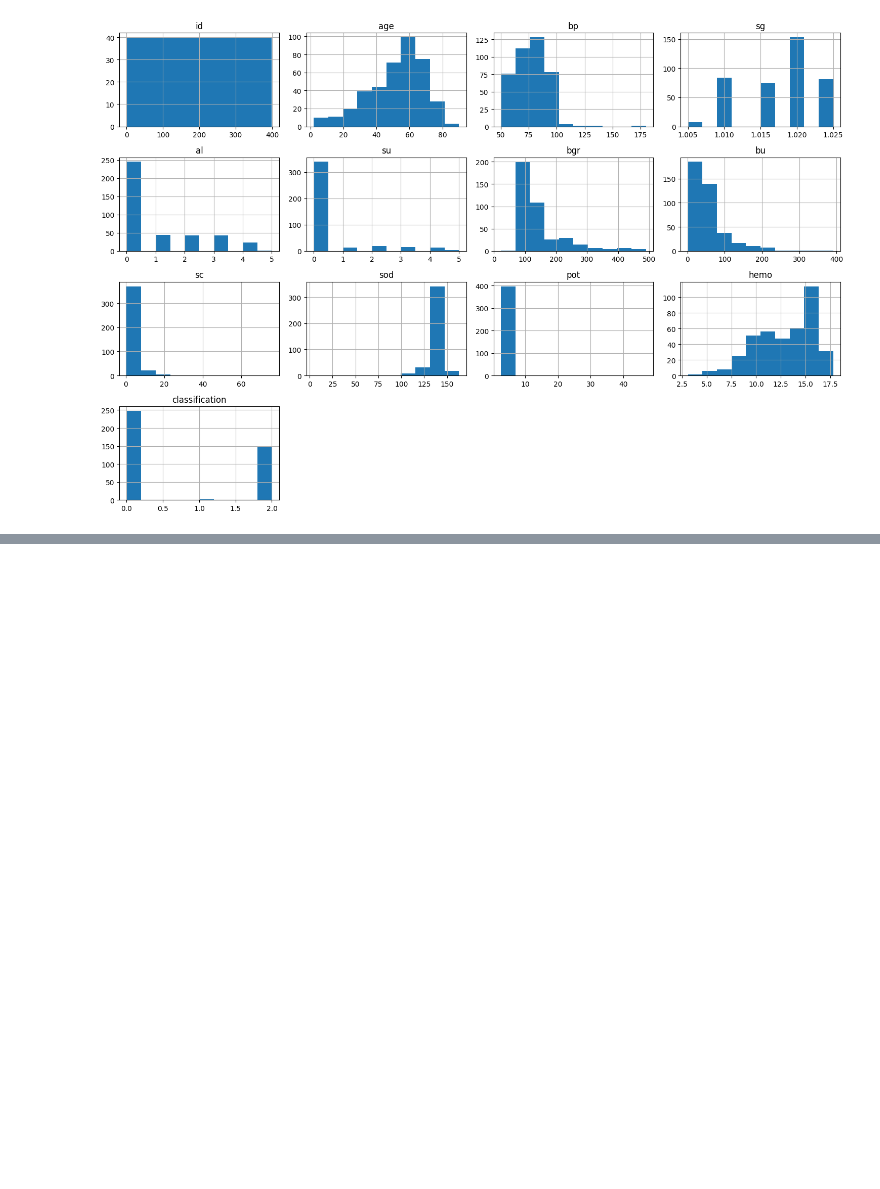
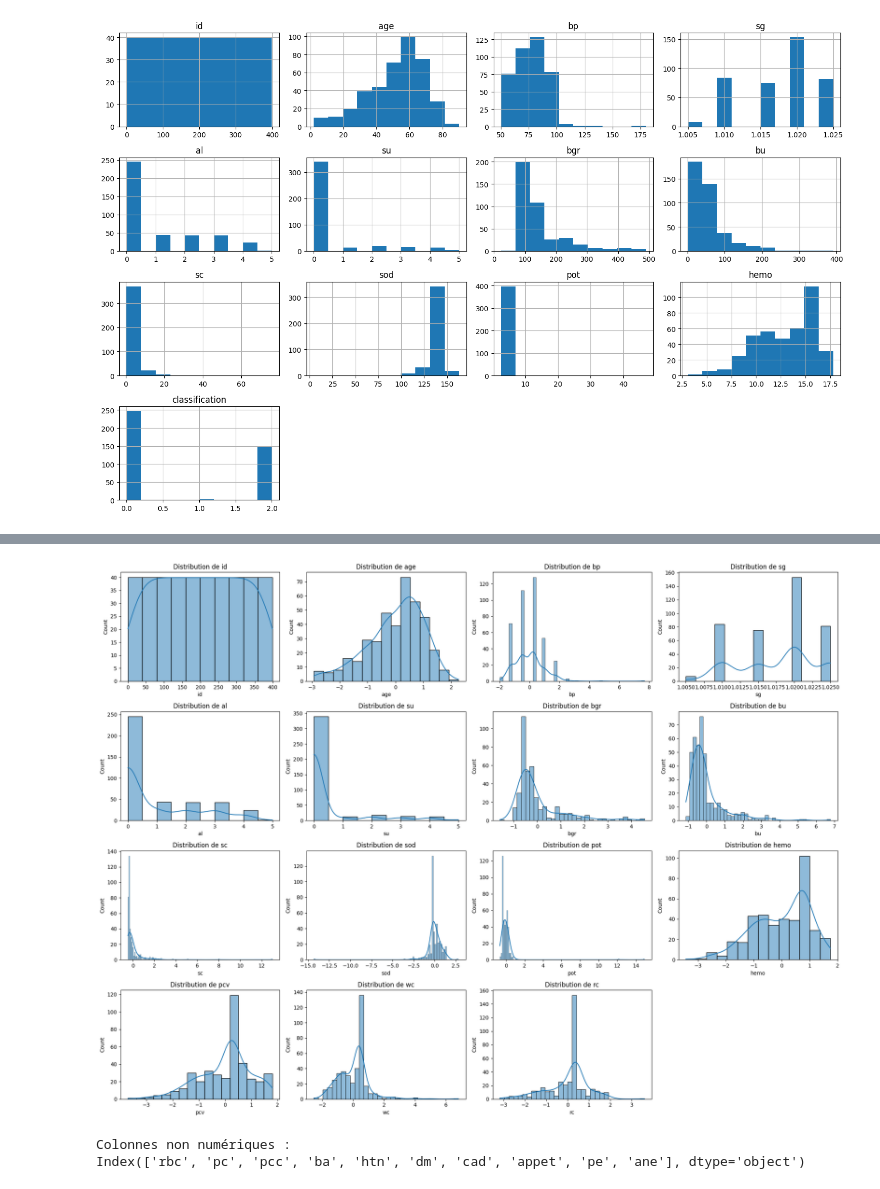
Before and after one commit to mouadboufenzi/Detection_de_maladie_renale_DS50, a Jupyter notebook: notebooks/exploration.ipynb, the cells around one changed output, grey strips where cells are left out. Drawn from its saved outputs; the diff is of its cells as text; code cells hidden in the pictures; blank space fills up the shorter version.

```diff
--- a/notebooks/exploration.ipynb
+++ b/notebooks/exploration.ipynb
@@ -102,0 +223,24 @@ on enchaine comme ca...
+# %%
+#Distribution des variables numériques
+# Variables numériques
+num_columns = df.select_dtypes(include=['float64', 'int64']).columns
+
+# Affichage des graphiques
+plt.figure(figsize=(20, 15))
+for i, column in enumerate(num_columns, 1):
+    plt.subplot(4, 4, i)
+    sns.histplot(df[column], kde=True)
+    plt.title(f'Distribution de {column}')
+plt.tight_layout()
+plt.show()
+# %% [output]
+[figure, added]
+# %%
+# Analyse de la corrélation entre les variables numériques
+# Identifier les colonnes qui sont encore de type 'object'
+non_numeric_columns = df.select_dtypes(include=['object']).columns
+print("Colonnes non numériques :")
+print(non_numeric_columns)
+# %% [output]
+Colonnes non numériques :
+Index(['rbc', 'pc', 'pcc', 'ba', 'htn', 'dm', 'cad', 'appet', 'pe', 'ane'], dtype='object')
```
Also changed, not shown: parts of 13 cells of this notebook.
